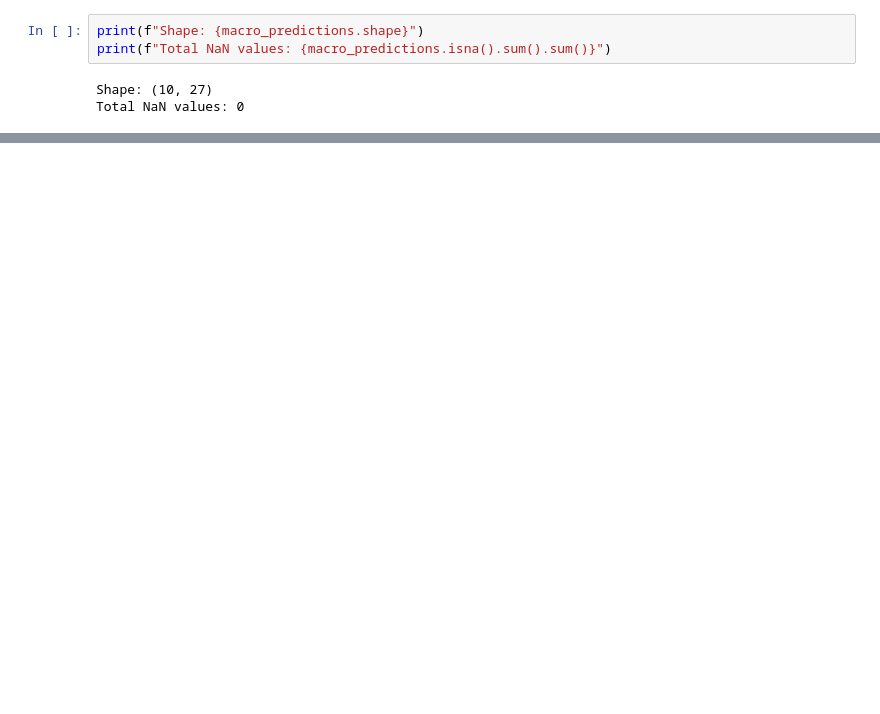
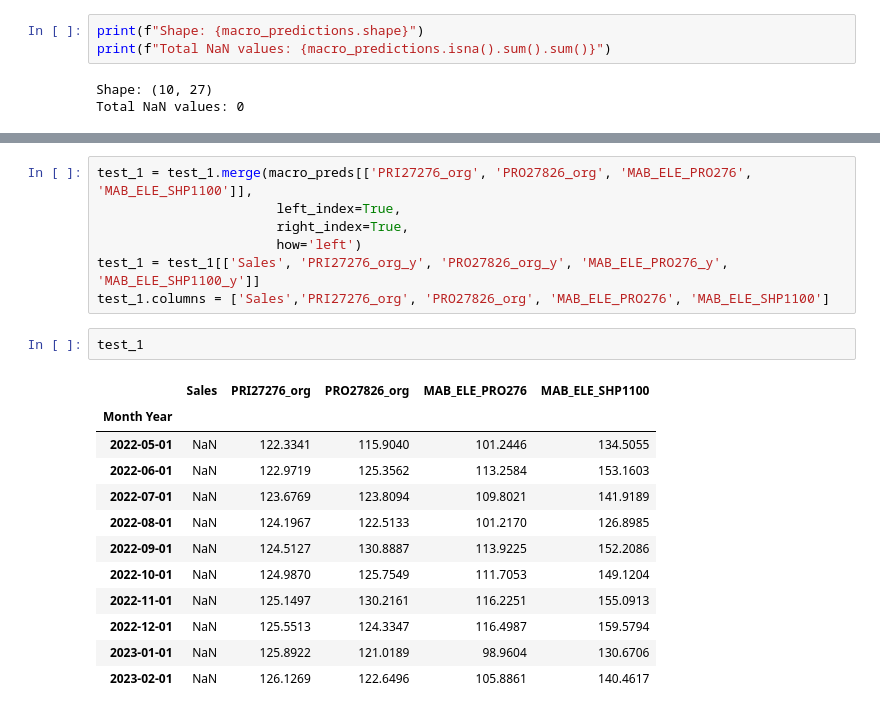
Before and after one commit to BeatrizAzevedoMonteiro/BCwDS_Case-2_SIEMENS_MonthlySalesForecast, a Jupyter notebook: modeling.ipynb, the cells around one changed output, grey strips where cells are left out. Cells and saved outputs as stored; diff of their text form; blank space fills up the shorter version.

```diff
--- a/modeling.ipynb
+++ b/modeling.ipynb
@@ -2614,0 +3033,22 @@ Total NaN values: 0
+# %%
+test_1 = test_1.merge(macro_preds[['PRI27276_org', 'PRO27826_org', 'MAB_ELE_PRO276', 'MAB_ELE_SHP1100']],
+                       left_index=True,
+                       right_index=True,
+                       how='left')
+test_1 = test_1[['Sales', 'PRI27276_org_y', 'PRO27826_org_y', 'MAB_ELE_PRO276_y', 'MAB_ELE_SHP1100_y']]
+test_1.columns = ['Sales','PRI27276_org', 'PRO27826_org', 'MAB_ELE_PRO276', 'MAB_ELE_SHP1100']
+# %%
+test_1
+# %% [output]
+|  | Sales | PRI27276_org | PRO27826_org | MAB_ELE_PRO276 | MAB_ELE_SHP1100 |
+| Month Year |  |  |  |  |  |
+| 2022-05-01 | NaN | 122.3341 | 115.9040 | 101.2446 | 134.5055 |
+| 2022-06-01 | NaN | 122.9719 | 125.3562 | 113.2584 | 153.1603 |
+| 2022-07-01 | NaN | 123.6769 | 123.8094 | 109.8021 | 141.9189 |
+| 2022-08-01 | NaN | 124.1967 | 122.5133 | 101.2170 | 126.8985 |
+| 2022-09-01 | NaN | 124.5127 | 130.8887 | 113.9225 | 152.2086 |
+| 2022-10-01 | NaN | 124.9870 | 125.7549 | 111.7053 | 149.1204 |
+| 2022-11-01 | NaN | 125.1497 | 130.2161 | 116.2251 | 155.0913 |
+| 2022-12-01 | NaN | 125.5513 | 124.3347 | 116.4987 | 159.5794 |
+| 2023-01-01 | NaN | 125.8922 | 121.0189 | 98.9604 | 130.6706 |
+| 2023-02-01 | NaN | 126.1269 | 122.6496 | 105.8861 | 140.4617 |
```
Also changed, not shown: parts of 39 cells of this notebook.
